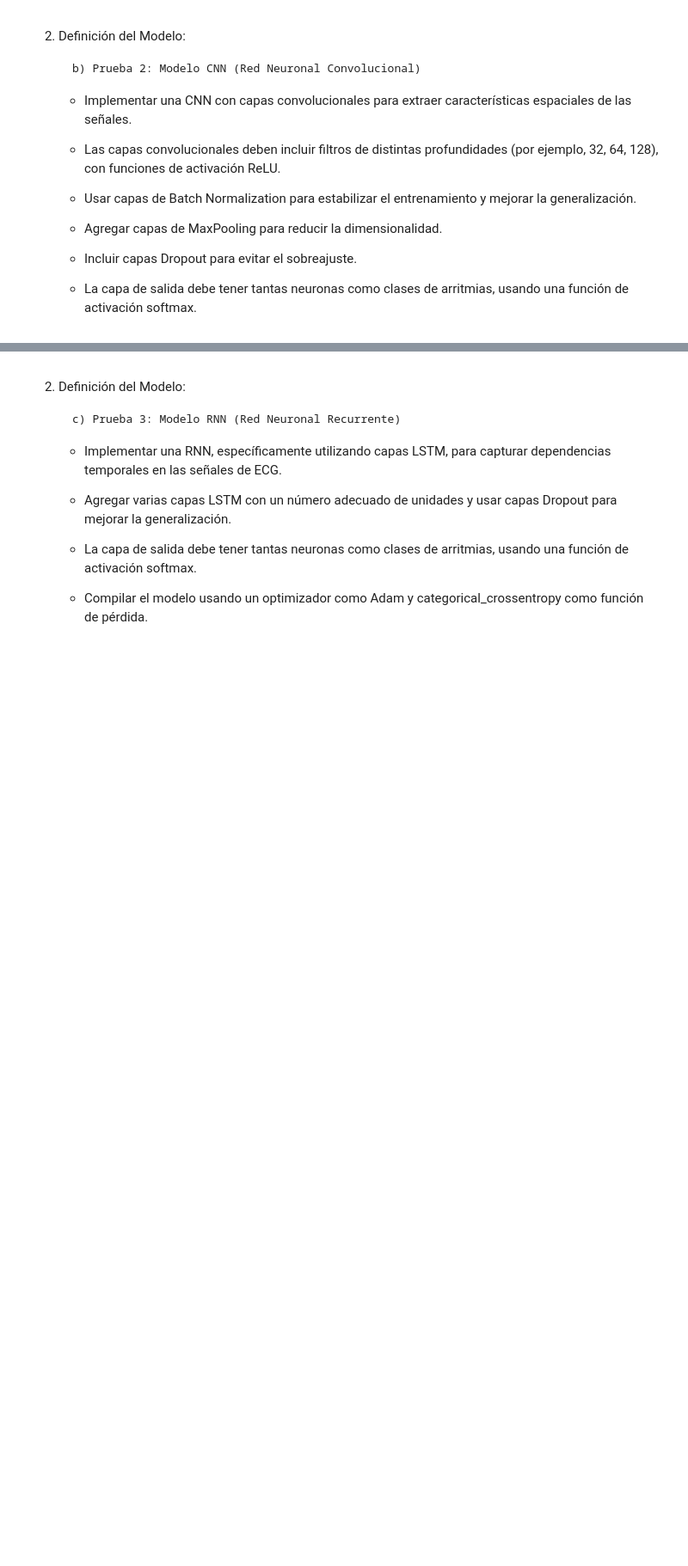
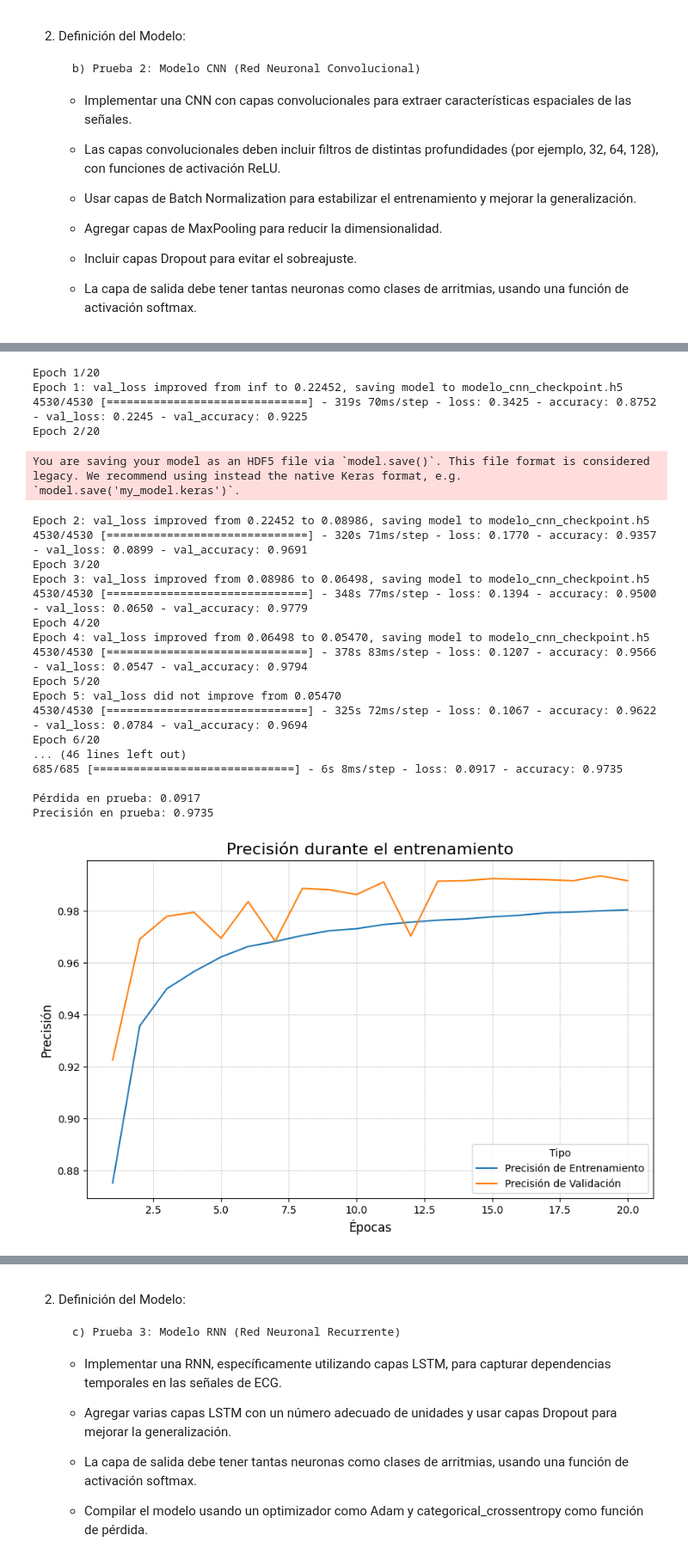
Before and after one commit to MallyMartinez/sem_IA2, a Jupyter notebook: proyect/proyect.ipynb, the cells around one changed output, grey strips where cells are left out. Shown at 86% size. Saved outputs shown, nothing was run; the diff lists cells and outputs as text; code cells hidden in the pictures; blank space fills up the shorter version.

```diff
--- a/proyect/proyect.ipynb
+++ b/proyect/proyect.ipynb
@@ -544,0 +675,56 @@ plot_metrics(history)
+# %%
+# Cargar el modelo desde el checkpoint existente
+model_path = 'modelo_cnn_checkpoint.h5'
+if os.path.exists(model_path):
+    print("\nCargando el modelo desde el checkpoint...")
+    modelo_rnn = tf.keras.models.load_model(model_path)
+else:
+    raise FileNotFoundError(f"El checkpoint '{model_path}' no existe. Por favor, asegúrate de haber guardado el modelo previamente.")
+
+# Guardar el mejor modelo
+checkpoint = ModelCheckpoint(filepath='modelo_cnn_checkpoint.h5', save_best_only=True, monitor='val_loss', verbose=1)
+early_stopping = EarlyStopping(monitor='val_loss', patience=5, restore_best_weights=True)
+
+# Entrenar el modelo
+history_cnn = modelo_cnn.fit(
+    x_train, y_train,  # Datos de entrenamiento
+    validation_data=(x_val, y_val),  # Datos de validación
+    epochs=20,
+    batch_size=64,
+    callbacks=[checkpoint, early_stopping]
+)
+
+# Evaluar el modelo en el conjunto de prueba
+print("\nCargando el mejor modelo desde el checkpoint...")
+modelo_cnn = tf.keras.models.load_model('modelo_cnn_checkpoint.h5')
+
+loss, accuracy = modelo_cnn.evaluate(x_test, y_test)
+print(f"\nPérdida en prueba: {loss:.4f}")
+print(f"Precisión en prueba: {accuracy:.4f}")
+
+# Crear gráficos de métricas
+plot_metrics(history_cnn)
+# %% [output]
+Epoch 1/20
+Epoch 1: val_loss improved from inf to 0.22452, saving model to modelo_cnn_checkpoint.h5
+4530/4530 [==============================] - 319s 70ms/step - loss: 0.3425 - accuracy: 0.8752 - val_loss: 0.2245 - val_accuracy: 0.9225
+Epoch 2/20
+You are saving your model as an HDF5 file via `model.save()`. This file format is considered legacy. We recommend using instead the native Keras format, e.g. `model.save('my_model.keras')`.
+Epoch 2: val_loss improved from 0.22452 to 0.08986, saving model to modelo_cnn_checkpoint.h5
+4530/4530 [==============================] - 320s 71ms/step - loss: 0.1770 - accuracy: 0.9357 - val_loss: 0.0899 - val_accuracy: 0.9691
+Epoch 3/20
+Epoch 3: val_loss improved from 0.08986 to 0.06498, saving model to modelo_cnn_checkpoint.h5
+4530/4530 [==============================] - 348s 77ms/step - loss: 0.1394 - accuracy: 0.9500 - val_loss: 0.0650 - val_accuracy: 0.9779
+Epoch 4/20
+Epoch 4: val_loss improved from 0.06498 to 0.05470, saving model to modelo_cnn_checkpoint.h5
+4530/4530 [==============================] - 378s 83ms/step - loss: 0.1207 - accuracy: 0.9566 - val_loss: 0.0547 - val_accuracy: 0.9794
+Epoch 5/20
+Epoch 5: val_loss did not improve from 0.05470
+4530/4530 [==============================] - 325s 72ms/step - loss: 0.1067 - accuracy: 0.9622 - val_loss: 0.0784 - val_accuracy: 0.9694
+Epoch 6/20
+... (46 lines left out)
+685/685 [==============================] - 6s 8ms/step - loss: 0.0917 - accuracy: 0.9735
+
+Pérdida en prueba: 0.0917
+Precisión en prueba: 0.9735
+[figure, added]
```
Also changed, not shown: parts of 13 cells of this notebook.
